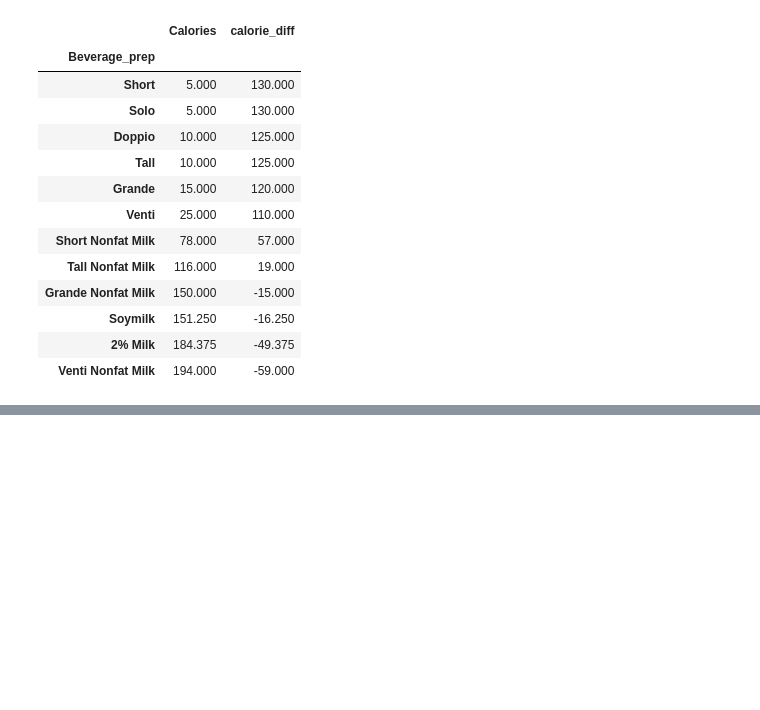
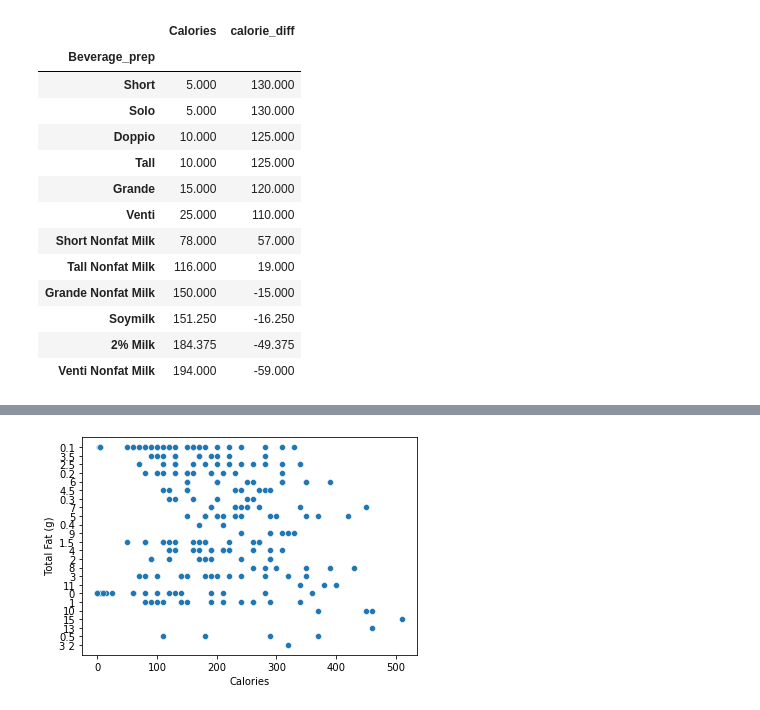
Before and after one commit to hgw2/codeclan_homework_HarryW, a Jupyter notebook: week_12/day_2/wk12_day2_hmwk.ipynb, the cells around one changed output, grey strips where cells are left out. Cells and saved outputs as stored; diff of their text form; code cells hidden in the pictures; blank space fills up the shorter version.

```diff
--- a/week_12/day_2/wk12_day2_hmwk.ipynb
+++ b/week_12/day_2/wk12_day2_hmwk.ipynb
@@ -197,0 +215,7 @@ espresso_drinks.groupby("Beverage_prep").mean().sort_values("Calories", ascendin
+# %%
+ordered_data = drinks_content.sort_values(" Total Fat (g)", ascending= False)[" Total Fat (g)"]
+# %%
+sns.scatterplot(x = "Calories", y = ordered_data, data = drinks_content)
+plt.title = "Calories vc Fats"
+# %% [output]
+[figure, added]
```
Also changed, not shown: parts of 5 cells of this notebook, 1 other file.
